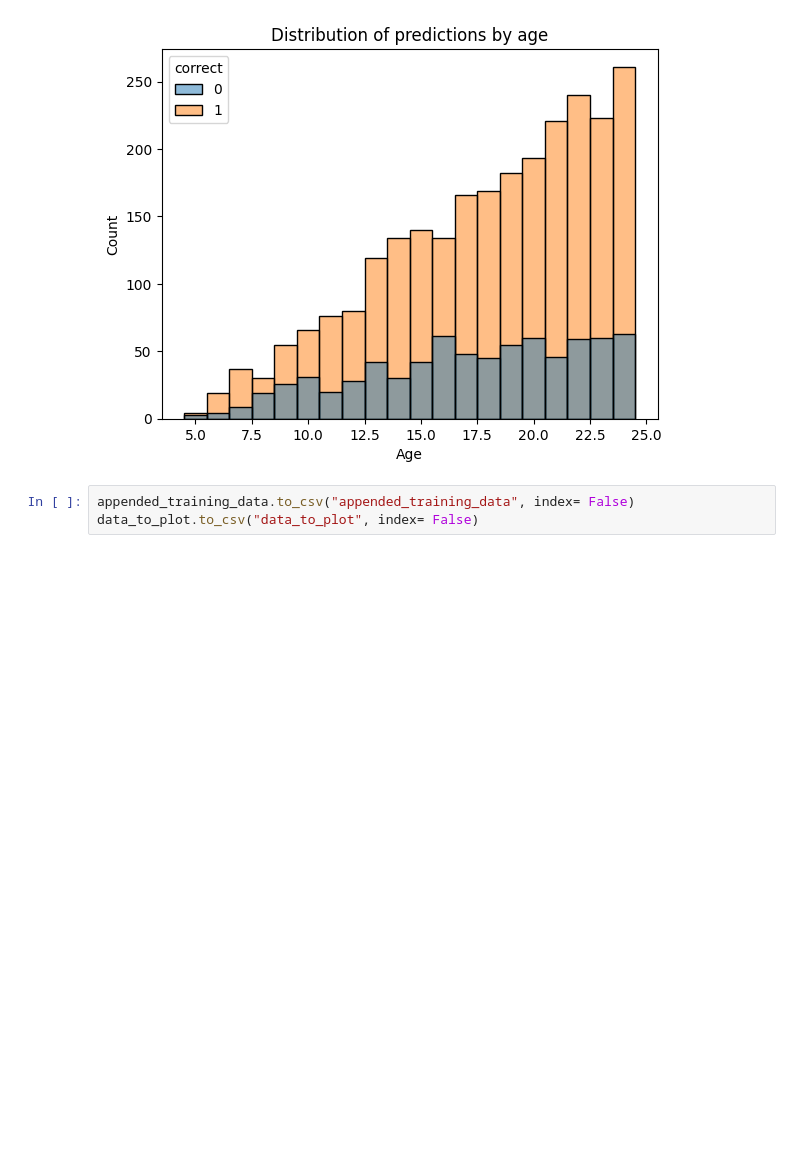
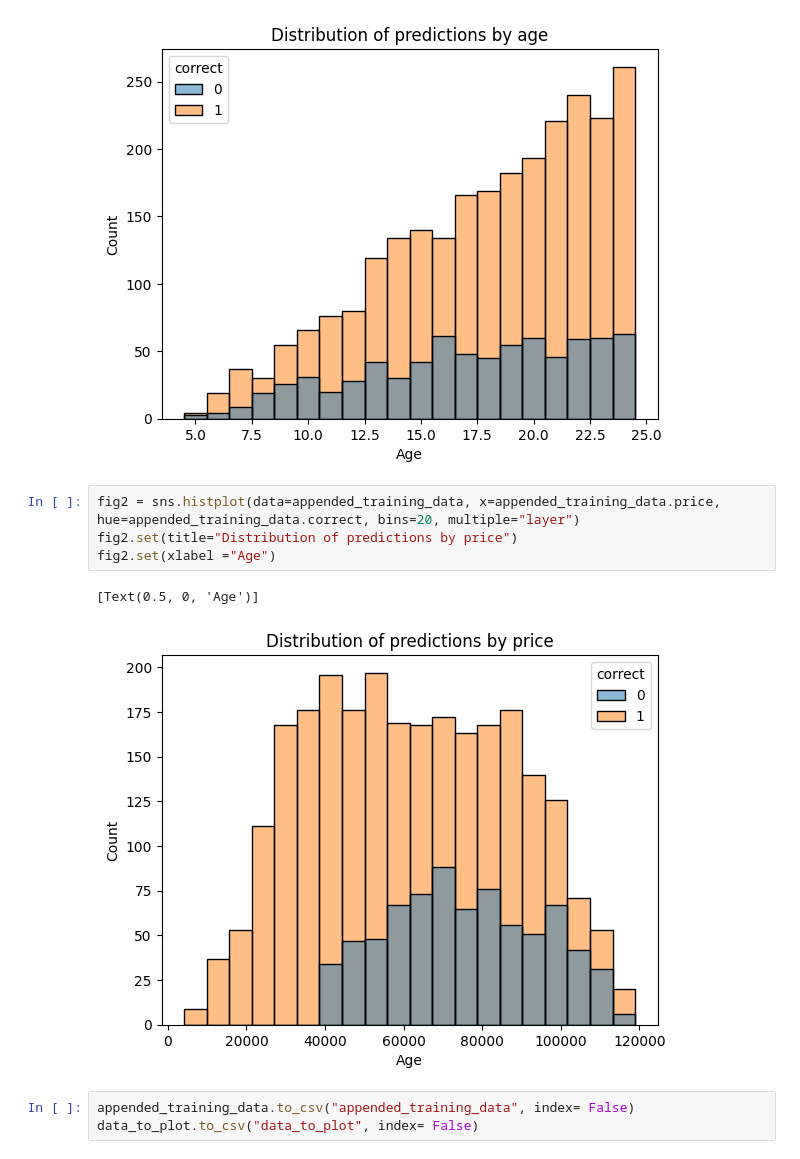
Before and after one commit to Kaique-Yuto/PortFolio, a Jupyter notebook: PortFolio/car_sales_model/Car_sales_predicting_model.ipynb, the cells around one changed output. Drawn from its saved outputs; the diff is of its cells as text; blank space fills up the shorter version.

```diff
--- a/PortFolio/car_sales_model/Car_sales_predicting_model.ipynb
+++ b/PortFolio/car_sales_model/Car_sales_predicting_model.ipynb
@@ -307,6 +307,13 @@ fig1.set(xlabel ="Age")
 # %% [output]
 [Text(0.5, 0, 'Age')]
 [figure]
+# %%
+fig2 = sns.histplot(data=appended_training_data, x=appended_training_data.price, hue=appended_training_data.correct, bins=20, multiple="layer")
+fig2.set(title="Distribution of predictions by price")
+fig2.set(xlabel ="Age")
+# %% [output]
+[Text(0.5, 0, 'Age')]
+[figure, added]
 # %%
 appended_training_data.to_csv("appended_training_data", index= False)
 data_to_plot.to_csv("data_to_plot", index= False)
```
Also changed, not shown: 8 other files.
